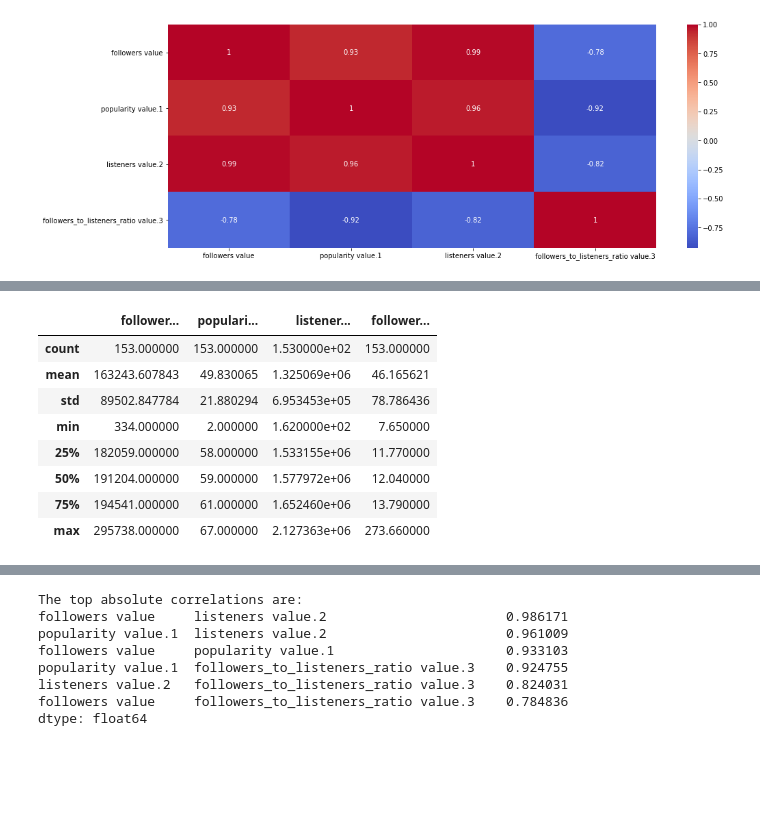
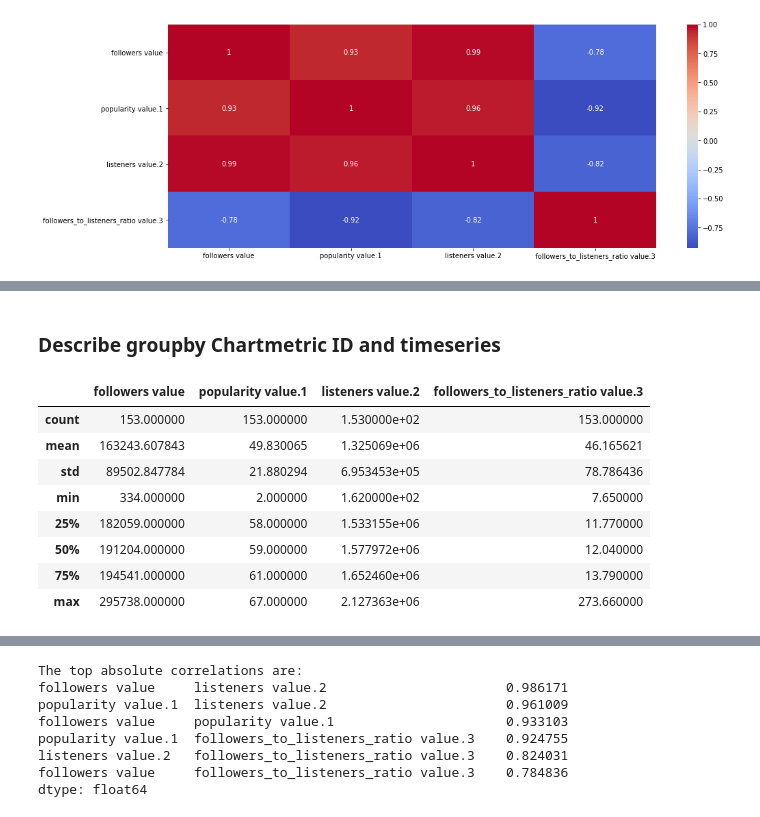
Before and after one commit to Tony363/Chartmetric_Analysis, a Jupyter notebook: Chartmetric_DataConsolidation.ipynb, the cells around one changed output, grey strips where cells are left out. Drawn from its saved outputs; the diff is of its cells as text; code cells hidden in the pictures; blank space fills up the shorter version.

```diff
--- a/Chartmetric_DataConsolidation.ipynb
+++ b/Chartmetric_DataConsolidation.ipynb
@@ -798,7 +826,9 @@ for plot in plot_index:
+# %% [markdown]
+### Describe groupby Chartmetric ID and timeseries
 # %%
-describe_cols(grp,10)
+describe_cols(grp,40)
 # %% [output]
-|  | follower... | populari... | listener... | follower... |
+|  | followers value | popularity value.1 | listeners value.2 | followers_to_listeners_ratio value.3 |
 | count | 153.000000 | 153.000000 | 1.530000e+02 | 153.000000 |
 | mean | 163243.607843 | 49.830065 | 1.325069e+06 | 46.165621 |
 | std | 89502.847784 | 21.880294 | 6.953453e+05 | 78.786436 |
```
Also changed, not shown: parts of 62 cells of this notebook.
